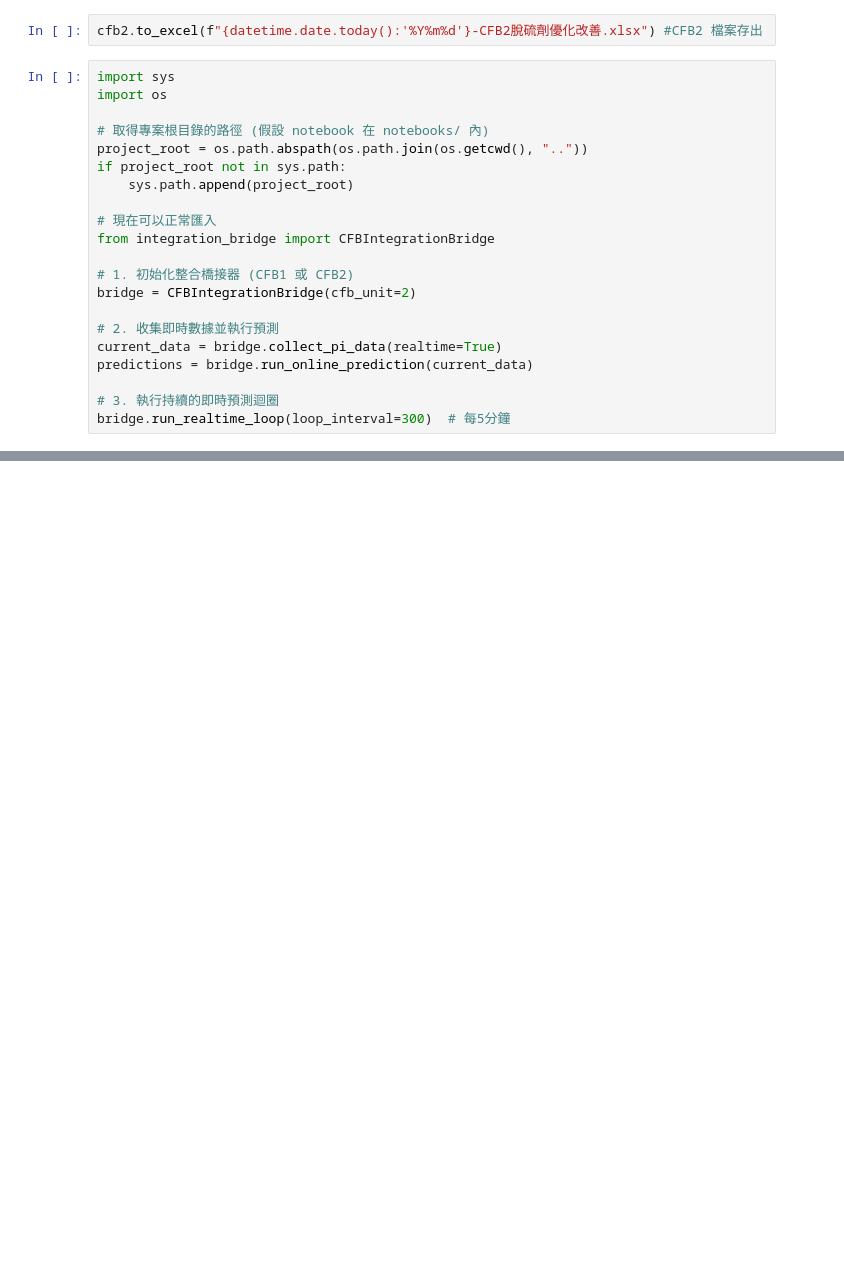
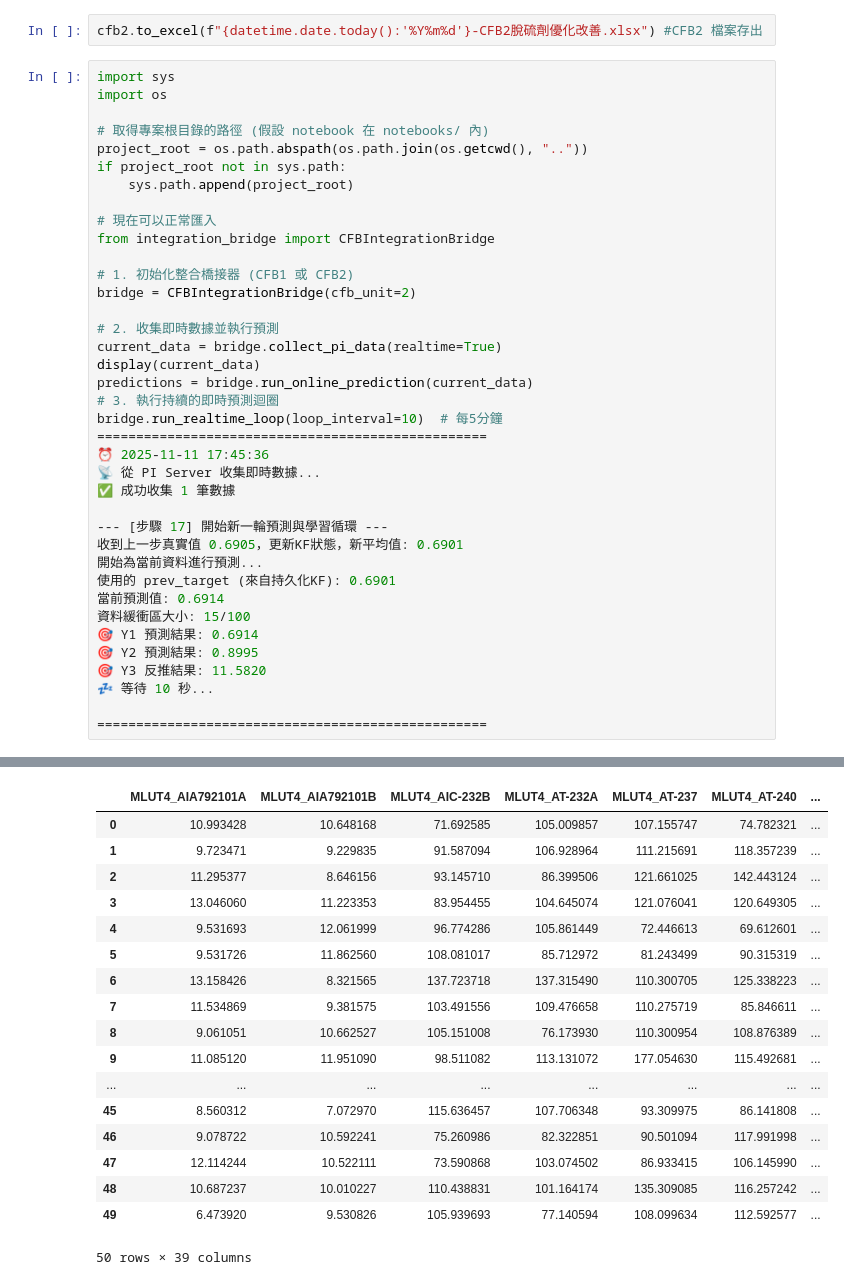
Before and after one commit to skywalker0803r/CFB_online, a Jupyter notebook: TEST0911/TEST0911.ipynb, the cells around one changed output, grey strips where cells are left out. Cells and saved outputs as stored; diff of their text form; blank space fills up the shorter version.

```diff
--- a/TEST0911/TEST0911.ipynb
+++ b/TEST0911/TEST0911.ipynb
@@ -320,8 +320,25 @@ bridge = CFBIntegrationBridge(cfb_unit=2)
 
 # 2. 收集即時數據並執行預測
 current_data = bridge.collect_pi_data(realtime=True)
+display(current_data)
 predictions = bridge.run_online_prediction(current_data)
+# 3. 執行持續的即時預測迴圈
+bridge.run_realtime_loop(loop_interval=10)  # 每5分鐘
+==================================================
+⏰ 2025-11-11 17:45:36
+📡 從 PI Server 收集即時數據...
+✅ 成功收集 1 筆數據
 
-# 3. 執行持續的即時預測迴圈
-bridge.run_realtime_loop(loop_interval=300)  # 每5分鐘
+--- [步驟 17] 開始新一輪預測與學習循環 ---
+收到上一步真實值 0.6905，更新KF狀態，新平均值: 0.6901
+開始為當前資料進行預測...
+使用的 prev_target (來自持久化KF): 0.6901
+當前預測值: 0.6914
+資料緩衝區大小: 15/100
+🎯 Y1 預測結果: 0.6914
+🎯 Y2 預測結果: 0.8995
+🎯 Y3 反推結果: 11.5820
+💤 等待 10 秒...
+
+==================================================
 # %% [output]
@@ -344,0 +355,18 @@ bridge.run_realtime_loop(loop_interval=300)  # 每5分鐘
+|  | MLUT4_AIA792101A | MLUT4_AIA792101B | MLUT4_AIC-232B | MLUT4_AT-232A | MLUT4_AT-237 | MLUT4_AT-240 | ... |
+| 0 | 10.993428 | 10.648168 | 71.692585 | 105.009857 | 107.155747 | 74.782321 | ... |
+| 1 | 9.723471 | 9.229835 | 91.587094 | 106.928964 | 111.215691 | 118.357239 | ... |
+| 2 | 11.295377 | 8.646156 | 93.145710 | 86.399506 | 121.661025 | 142.443124 | ... |
+| 3 | 13.046060 | 11.223353 | 83.954455 | 104.645074 | 121.076041 | 120.649305 | ... |
+| 4 | 9.531693 | 12.061999 | 96.774286 | 105.861449 | 72.446613 | 69.612601 | ... |
+| 5 | 9.531726 | 11.862560 | 108.081017 | 85.712972 | 81.243499 | 90.315319 | ... |
+| 6 | 13.158426 | 8.321565 | 137.723718 | 137.315490 | 110.300705 | 125.338223 | ... |
+| 7 | 11.534869 | 9.381575 | 103.491556 | 109.476658 | 110.275719 | 85.846611 | ... |
+| 8 | 9.061051 | 10.662527 | 105.151008 | 76.173930 | 110.300954 | 108.876389 | ... |
+| 9 | 11.085120 | 11.951090 | 98.511082 | 113.131072 | 177.054630 | 115.492681 | ... |
+| ... | ... | ... | ... | ... | ... | ... | ... |
+| 45 | 8.560312 | 7.072970 | 115.636457 | 107.706348 | 93.309975 | 86.141808 | ... |
+| 46 | 9.078722 | 10.592241 | 75.260986 | 82.322851 | 90.501094 | 117.991998 | ... |
+| 47 | 12.114244 | 10.522111 | 73.590868 | 103.074502 | 86.933415 | 106.145990 | ... |
+| 48 | 10.687237 | 10.010227 | 110.438831 | 101.164174 | 135.309085 | 116.257242 | ... |
+| 49 | 6.473920 | 9.530826 | 105.939693 | 77.140594 | 108.099634 | 112.592577 | ... |
+50 rows × 39 columns
```
Also changed, not shown: parts of 2 cells of this notebook, 1 other file.
